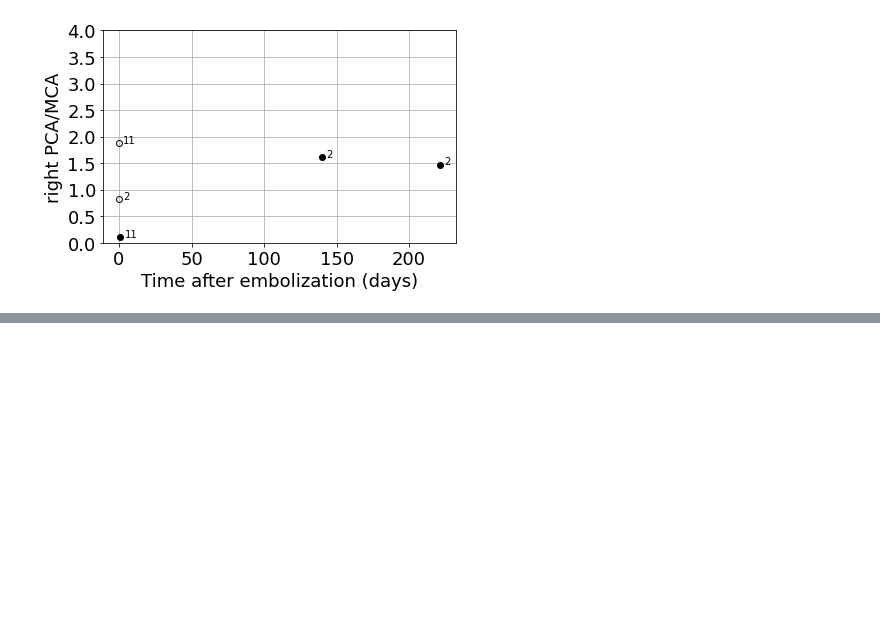
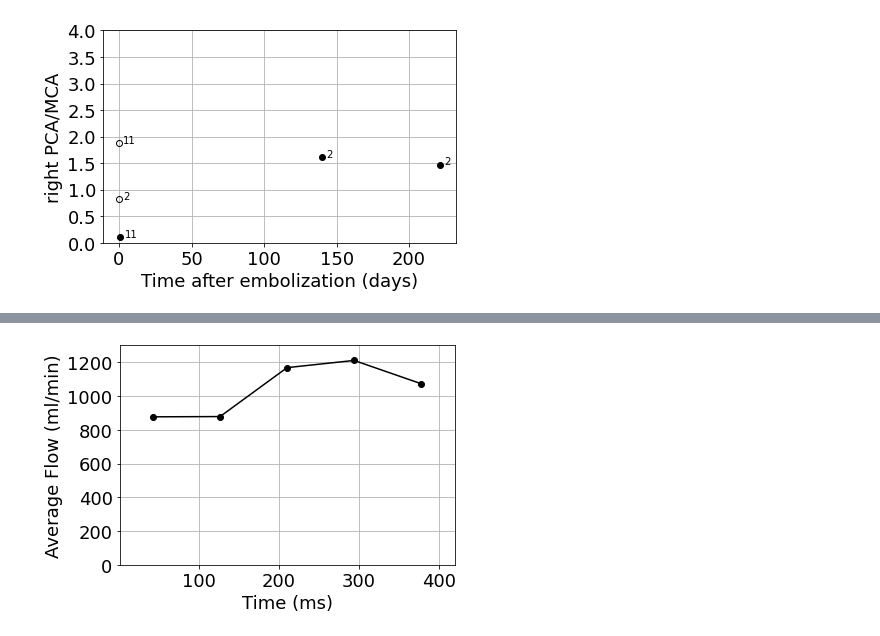
Before and after one commit to dittothat/vogm_4dflow, a Jupyter notebook: VOGM_manuscript_analysis.ipynb, the cells around one changed output, grey strips where cells are left out. Cells and saved outputs as stored; diff of their text form; code cells hidden in the pictures; blank space fills up the shorter version.

```diff
--- a/VOGM_manuscript_analysis.ipynb
+++ b/VOGM_manuscript_analysis.ipynb
@@ -1287,3 +1270,20 @@ Notes:
 [1] Standard Errors assume that the covariance matrix of the errors is correctly specified.
 [figure]
 ... (13 outputs left out)
+# %%
+# Time integrated flow example from Subject 2 sesion 1
+t = np.array([84, 168, 252, 336, 420]) - 42
+Q_avg = np.array([14.6130626891552, 14.638028464854, 19.4702468970715, 20.1812875405521, 17.8865605549735])*60
+plt.plot(t, Q_avg, 'ko-')
+plt.xlabel('Time (ms)', fontsize=18)
+plt.ylabel('Average Flow (ml/min)', fontsize=18)
+plt.ylim(0,1300)
+plt.xlim(0,420)
+plt.grid('True')
+plt.xticks(np.arange(100, 401, 100), fontsize=18)
+plt.yticks(fontsize=18)
+fig = plt.gcf()
+plt.tight_layout()
+fig.savefig('fig1d.png', dpi=300)
+# %% [output]
+[figure, added]
```
Also changed, not shown: parts of 20 cells of this notebook.
